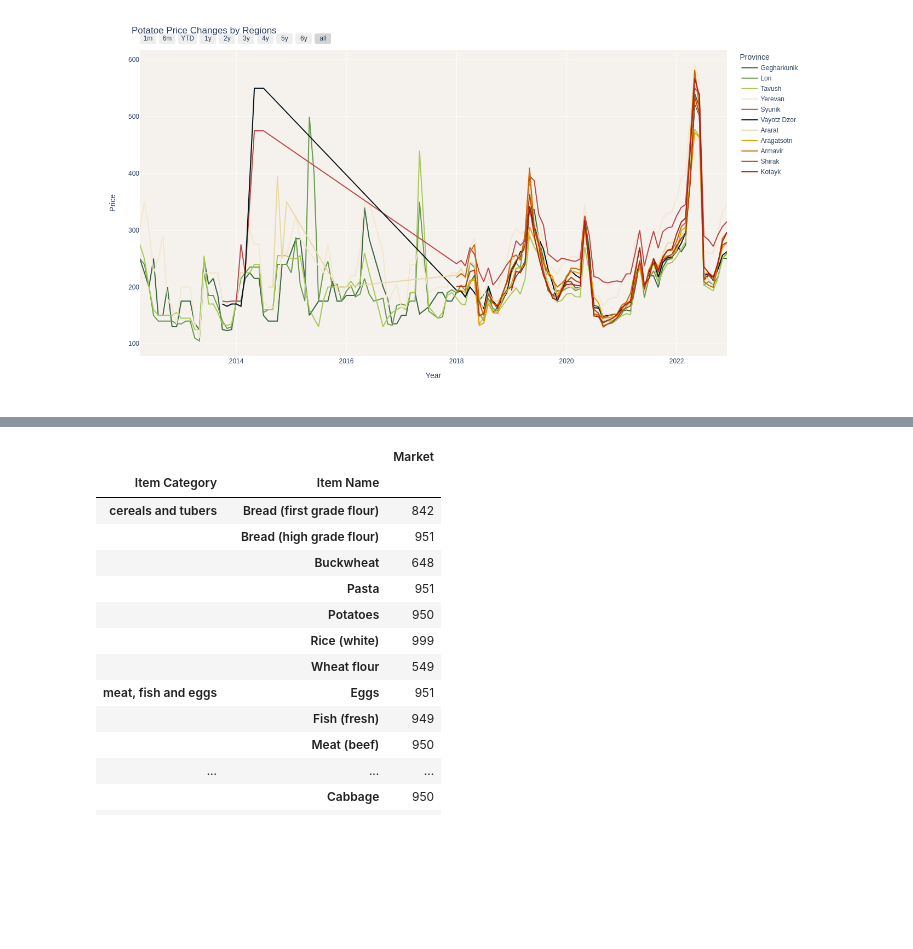
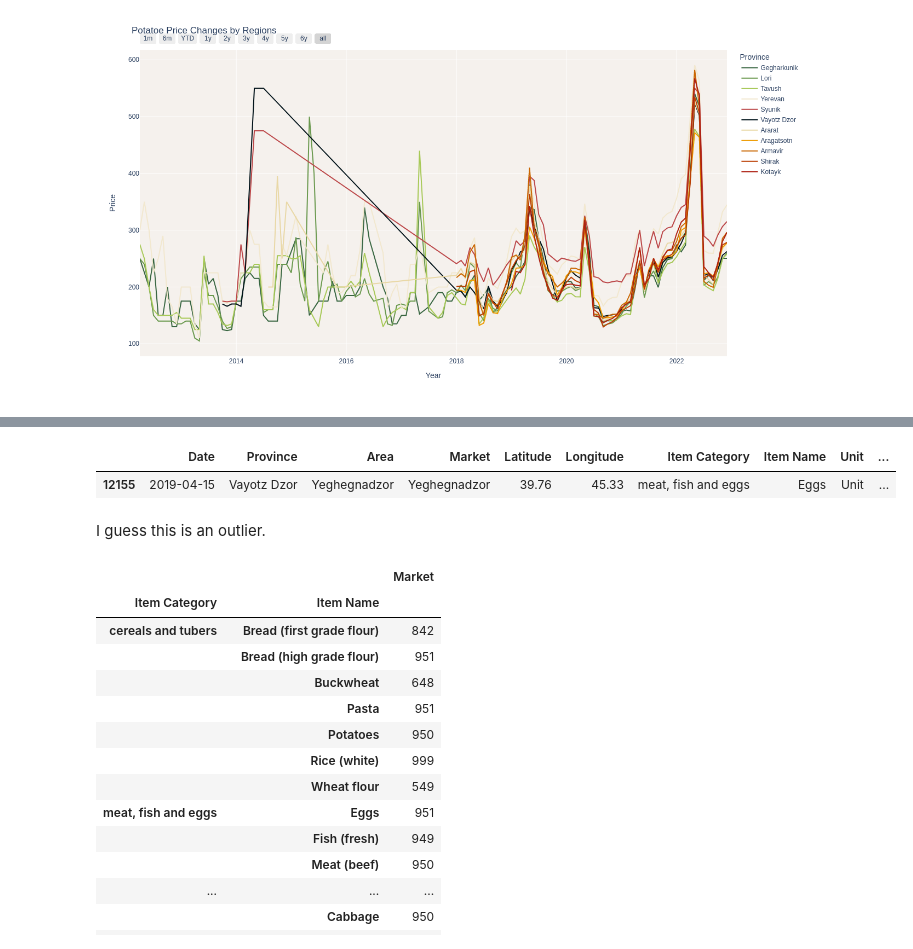
Before and after one commit to TatKhachatryan/Time-Series-Analysis-Project, a Jupyter notebook: ts_analysis_food_prices_arm.ipynb, the cells around one changed output, grey strips where cells are left out. Saved outputs shown, nothing was run; the diff lists cells and outputs as text; code cells hidden in the pictures; blank space fills up the shorter version.

```diff
--- a/ts_analysis_food_prices_arm.ipynb
+++ b/ts_analysis_food_prices_arm.ipynb
@@ -530,3 +611,10 @@ fig.show(renderer="png")
+# %%
+data[(data['Item Name']=='Eggs')&(data['Price']>500)]
+# %% [output]
+|  | Date | Province | Area | Market | Latitude | Longitude | Item Category | Item Name | Unit | ... |
+| 12155 | 2019-04-15 | Vayotz Dzor | Yeghegnadzor | Yeghegnadzor | 39.76 | 45.33 | meat, fish and eggs | Eggs | Unit | ... |
+# %% [markdown]
+I guess this is an outlier.
 # %%
 myFaveColorScheme = [{"dark blue": '#001219'}, {"ocean blue": '#005F73'}, {"cyan": '#0A9396'},
                      {"light green": '#94D2BD'}, {"light yellow": '#E9D8A6'}, {"orange": '#EE9B00'},
```
Also changed, not shown: parts of 6 cells of this notebook.
